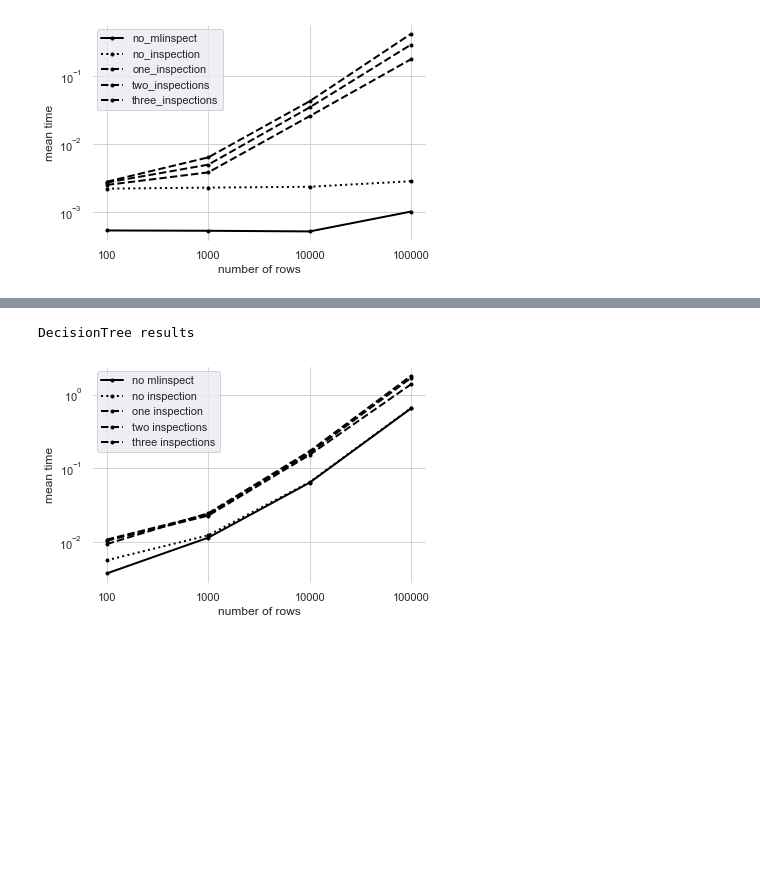
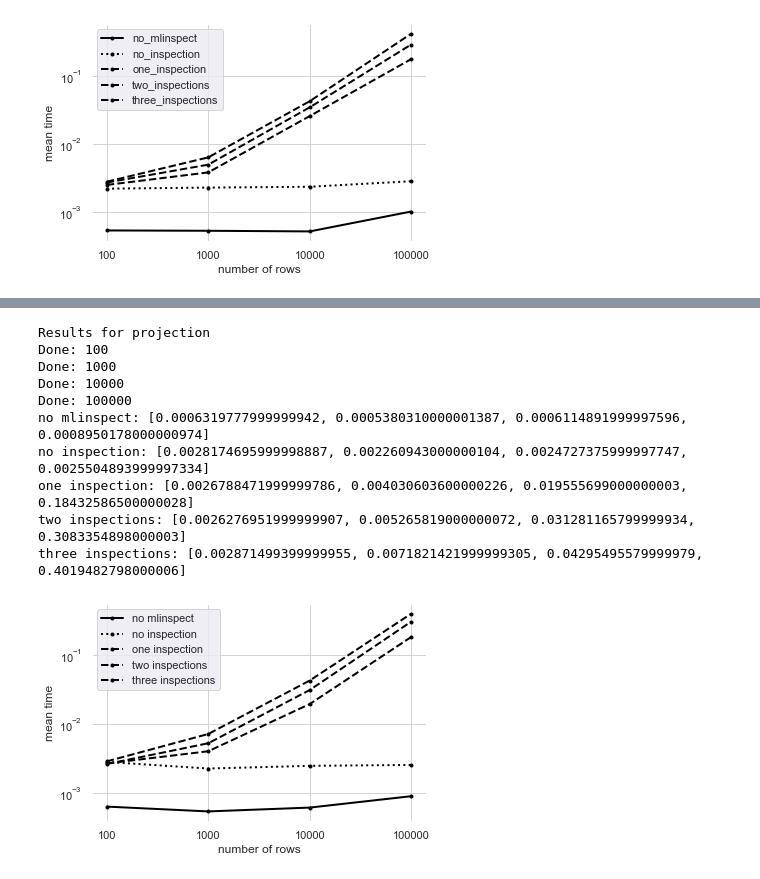
Before and after one commit to stefan-grafberger/mlinspect, a Jupyter notebook: experiments/operator_benchmarks.ipynb, the cells around one changed output, grey strips where cells are left out. Saved outputs shown, nothing was run; the diff lists cells and outputs as text; code cells hidden in the pictures; blank space fills up the shorter version.

Commit message:
Refactored benchmark code in preparation for more benchmarks

```diff
--- a/experiments/operator_benchmarks.ipynb
+++ b/experiments/operator_benchmarks.ipynb
@@ -107,18 +107,20 @@ plot_runtimes_all(test_row_numbers, test_benchmark_results, linestyles, 'test_pl
 Defined plot_runtimes_all, example output:
 [figure]
 # %%
-row_numbers = [100, 1000, 10000, 100000] #, 1000000]
+def benchmark_operator_and_plot_result(op_type: OperatorBenchmarkType, plot_linestyles):
+    print("Results for {}".format(op_type.value))
+    mean_benchmark_results = {}
 
-projection_mean_benchmark_results = {}
+    for row_number in row_numbers:
+        benchmark_results = do_operator_empty_inspections_benchmarks(row_number, op_type)
+        for label, results in benchmark_results.items():
+            current_list = mean_benchmark_results.get(label, [])
+            current_list.append(statistics.mean(results))
+            mean_benchmark_results[label] = current_list
 
-for row_number in row_numbers:
-    benchmark_results = do_projection_benchmarks(row_number)
-    for label, results in benchmark_results.items():
-        current_list = projection_mean_benchmark_results.get(label, [])
-        current_list.append(statistics.mean(results))
-        projection_mean_benchmark_results[label] = current_list
+        print("Done: {}".format(row_number))
 
-    print("Done: {}".format(row_number))
+    for label, results in mean_benchmark_results.items():
+        print("{}: {}".format(label, results))
 
-for label, results in projection_mean_benchmark_results.items():
-    print("{}: {}".format(label, results))
+    plot_runtimes_all(row_numbers, mean_benchmark_results, plot_linestyles, 'all_runtimes_projection')
@@ -135,10 +127,10 @@ three inspections: [0.0027077816000000256, 0.0077365268000001205, 0.040638141600
 # %%
-print('Projection results')
+row_numbers = [100, 1000, 10000]
+#row_numbers = [100, 1000, 10000, 100000]
+#row_numbers = [100, 1000, 10000, 100000, 1000000]
 
-projection_linestyles = {"no mlinspect": "solid",
-             "no inspection": "dotted",
-             "one inspection": "dashed",
-             "two inspections": "dashed",
-             "three inspections": "dashed"}
-
-plot_runtimes_all(row_numbers, projection_mean_benchmark_results, projection_linestyles, 'all_runtimes_projection')
+plot_linestyles = {"no mlinspect": "solid", # Can be commented out to remove it from plot
+    "no inspection": "dotted",
+    "one inspection": "dashed",
+    "two inspections": "dashed",
+    "three inspections": "dashed"}
@@ -306,7 +137,14 @@ three inspections: [0.00940188759999785, 0.02460363499999687, 0.1710125859999976
-# %%
-print('DecisionTree results')
-
-plot_runtimes_all(row_numbers, tree_mean_benchmark_results, projection_linestyles, 'all_runtimes_tree')
-# %% [output]
-DecisionTree results
-[figure, removed]
+# %%
+benchmark_operator_and_plot_result(OperatorBenchmarkType.PROJECTION, plot_linestyles)
+# %% [output]
+Results for projection
+Done: 100
+Done: 1000
+Done: 10000
+Done: 100000
+no mlinspect: [0.0006319777999999942, 0.0005380310000001387, 0.0006114891999997596, 0.0008950178000000974]
+no inspection: [0.0028174695999998887, 0.002260943000000104, 0.0024727375999997747, 0.0025504893999997334]
+one inspection: [0.0026788471999999786, 0.004030603600000226, 0.019555699000000003, 0.18432586500000028]
+two inspections: [0.0026276951999999907, 0.005265819000000072, 0.031281165799999934, 0.3083354898000003]
+three inspections: [0.002871499399999955, 0.0071821421999999305, 0.04295495579999979, 0.4019482798000006]
+[figure, added]
```
Also changed, not shown: parts of 17 cells of this notebook, 2 other files.
